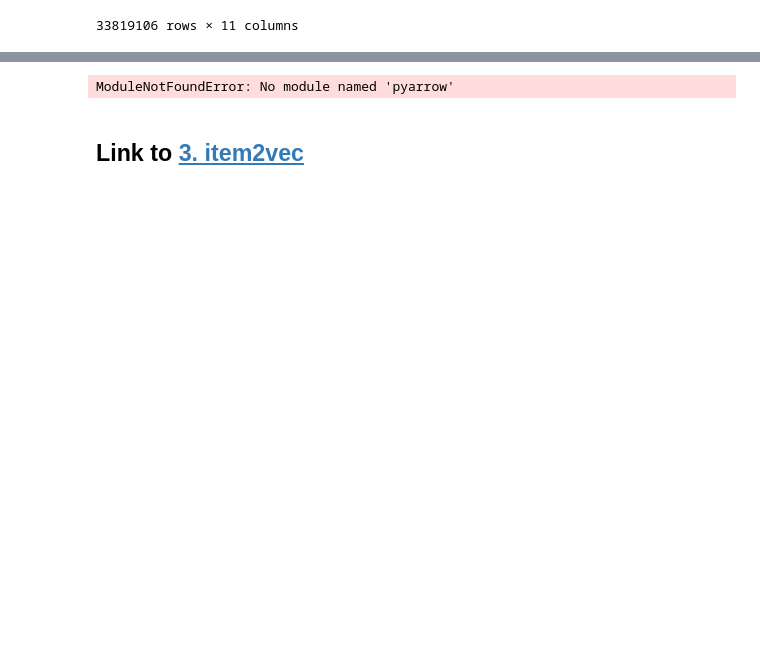
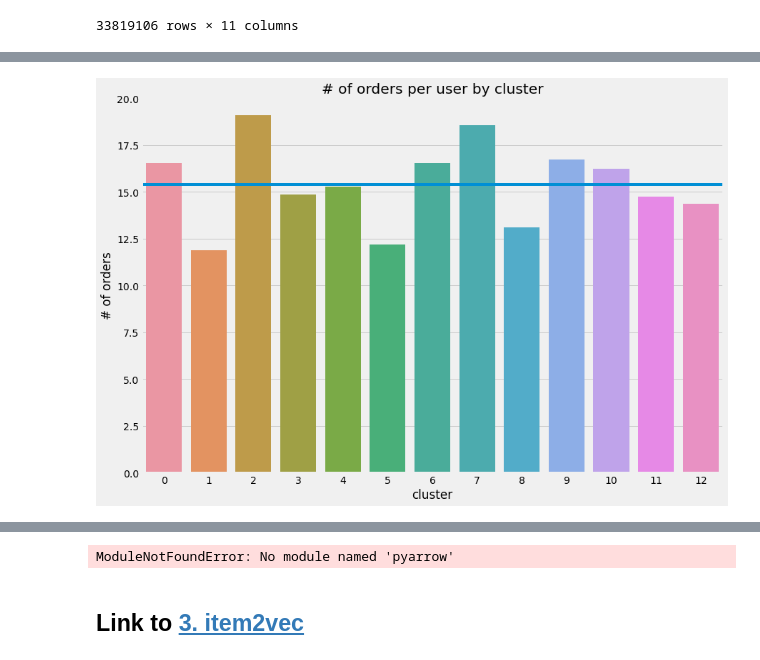
Before and after one commit to lmo272/instacart-product-recommender, a Jupyter notebook: 2_Clustering/2_clustering.ipynb, the cells around one changed output, grey strips where cells are left out. Cells and saved outputs as stored; diff of their text form; code cells hidden in the pictures; blank space fills up the shorter version.

```diff
--- a/2_Clustering/2_clustering.ipynb
+++ b/2_Clustering/2_clustering.ipynb
@@ -304,0 +347,2 @@ all_orders_cluster
+# %%
+orders_per_cluster=all_orders_cluster.groupby("cluster")["order_id"].nunique()
@@ -304,0 +353,8 @@ all_orders_cluster
+# %%
+plt.figure(figsize=(13,9))
+sns.barplot(x=orders_per_cluster.index, y=orders_per_cluster.values/user_per_cluster.values).axhline(np.mean(orders_per_cluster.values/user_per_cluster.values))
+plt.title("# of orders per user by cluster")
+plt.ylabel("# of orders")
+plt.show()
+# %% [output]
+[figure, added]
```
Also changed, not shown: parts of 27 cells of this notebook.
